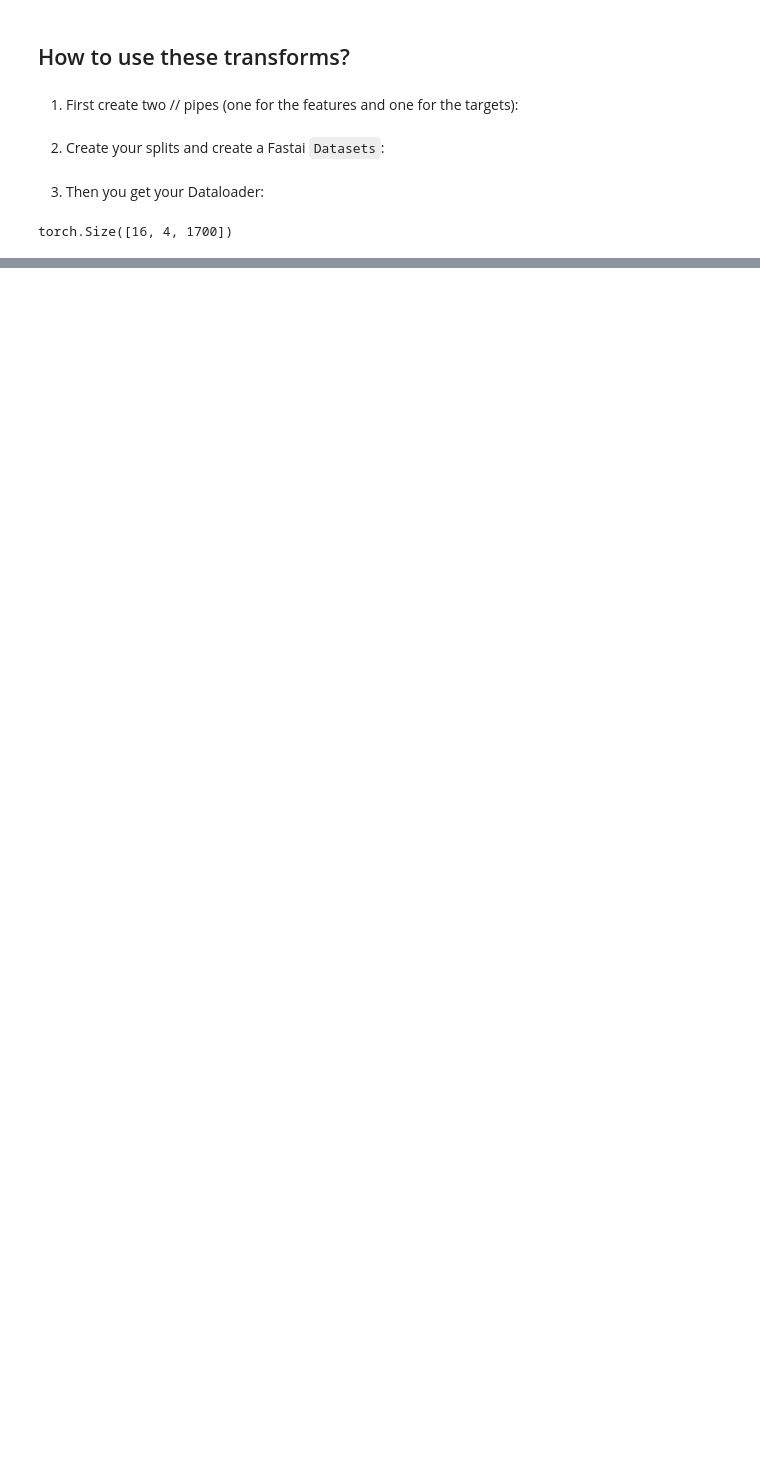
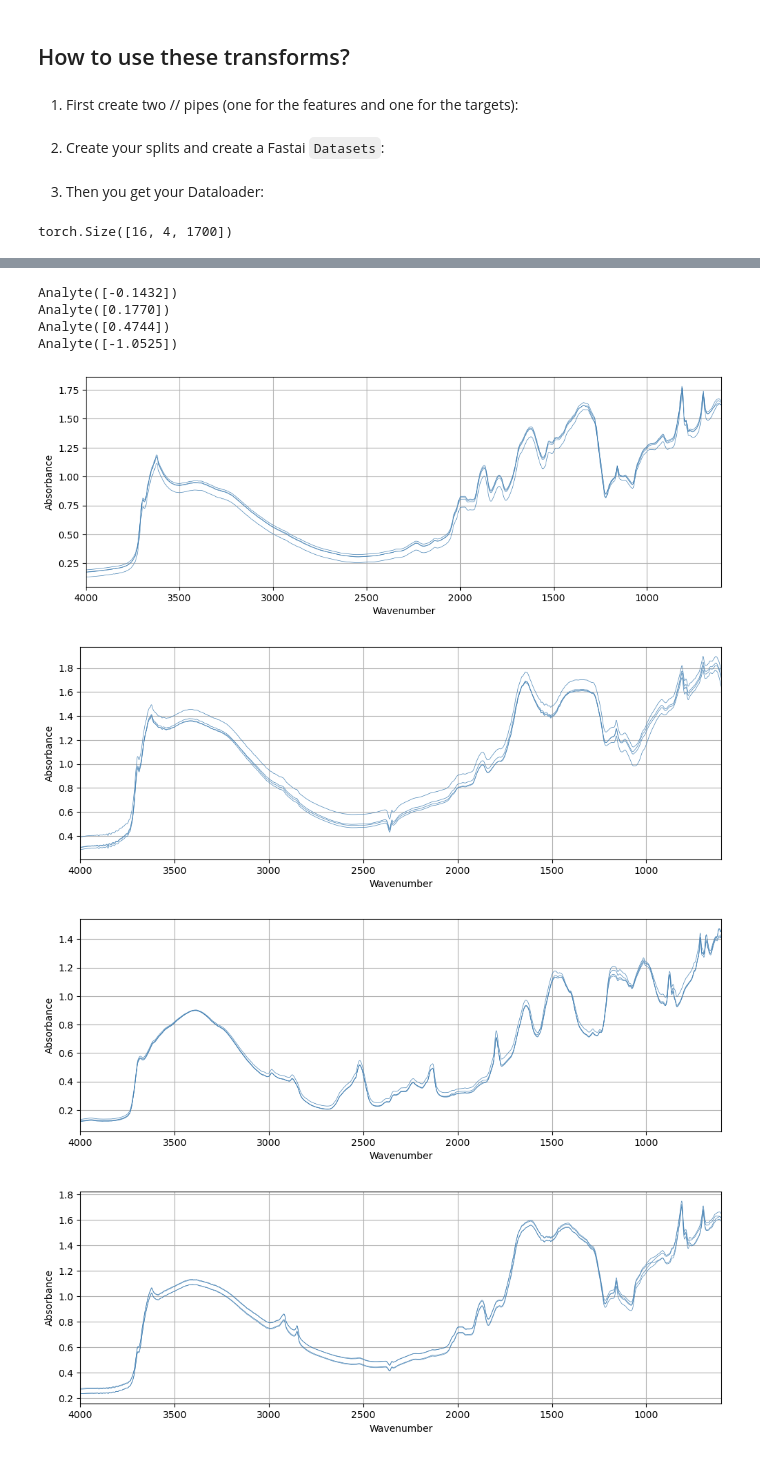
Before and after one commit to franckalbinet/spanda, a Jupyter notebook: nbs/03_data.transforms.kssl.ipynb, the cells around one changed output, grey strips where cells are left out. Cells and saved outputs as stored; diff of their text form; code cells hidden in the pictures; blank space fills up the shorter version.

```diff
--- a/nbs/03_data.transforms.kssl.ipynb
+++ b/nbs/03_data.transforms.kssl.ipynb
@@ -59,8 +85,9 @@ tensor([[0.0685, 0.0689, 0.0693,  ..., 1.4879, 1.4850, 1.4844]])
 # %%
 #| export
-def rand_w_avg(x: list, # List of spectra as tensors
-              ) -> torch.tensor: # Weighted random averaged spectrum
-    "Transform spectra replicates taking their random weighted averages"
+@Transform
+def rand_w_avg(x: Spectra, # Spectra replicates (n_replicates, n_wavenumbers)
+              ) -> Spectra: # Random weighted averaged spectrum
+    "Transform spectra replicates taking their random weighted averages for data augmentation"
     n = len(x)
     def weights(n):
         weights = torch.rand(n)
@@ -71,2 +110,8 @@ def rand_w_avg(x: list, # List of spectra as tensors
+# %%
+#| export
+class AnalytesTfm(Transform):
+    def __init__(self,
+                 analytes:list|None=None):
+        self.analytes = analytes
 # %%
 #| export
@@ -90,13 +153,13 @@ tensor([ 2.8077, 22.0330, 13.7791])
 # %%
 #|eval: false
 x_tfms = [get_spectra_files, to_spectra, rand_w_avg]
-y_tfms = [partial(get_target, analytes=[725]), torch.log10]
+y_tfms = [AnalytesTfm(analytes=[725]), torch.log10]
 # %% [markdown]
 2. Create your splits and create a Fastai `Datasets`:
 # %%
 #|eval: false
-splits = RandomSplitter(seed=42)(fnames)
-dsets = Datasets(fnames, [x_tfms, y_tfms], splits=splits)
+splits = RandomSplitter(seed=42)(path.ls())
+dsets = Datasets(path.ls(), [x_tfms, y_tfms], splits=splits)
 # %% [markdown]
 3. Then you get your Dataloader:
 # %%
@@ -129,0 +193,11 @@ tensor([[-0.3121],
+# %%
+dls.show_batch(max_n=4)
+# %% [output]
+Analyte([-0.1432])
+Analyte([0.1770])
+Analyte([0.4744])
+Analyte([-1.0525])
+[figure, added]
+[figure, added]
+[figure, added]
+[figure, added]
```
Also changed, not shown: parts of 20 cells of this notebook, 4 other files.
